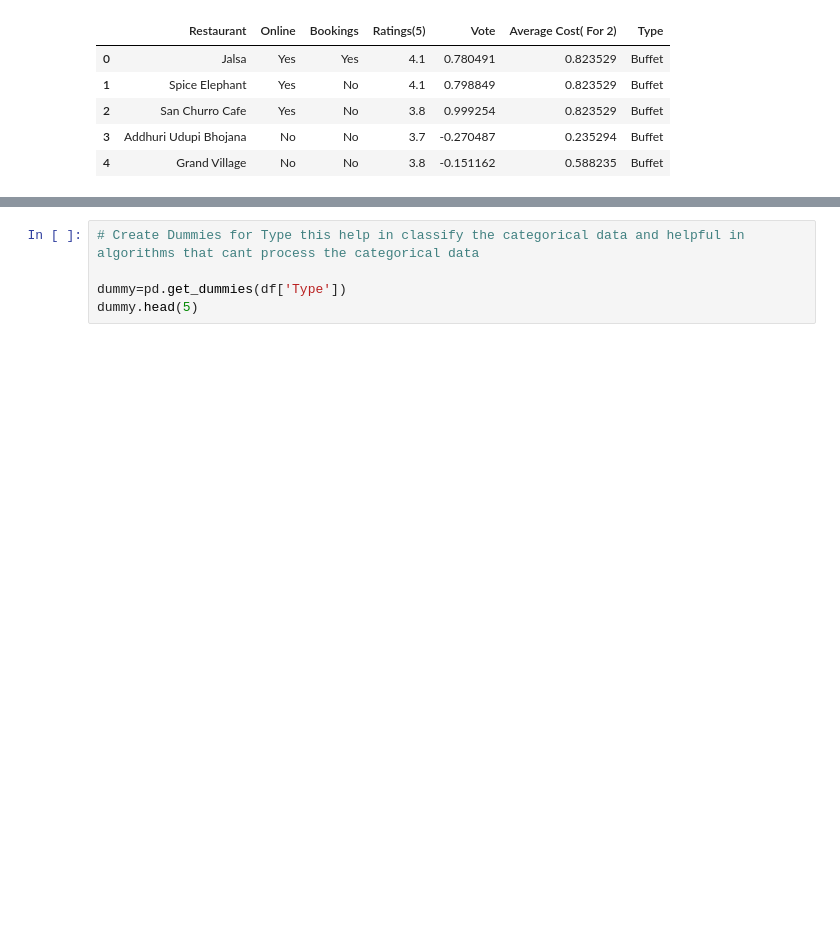
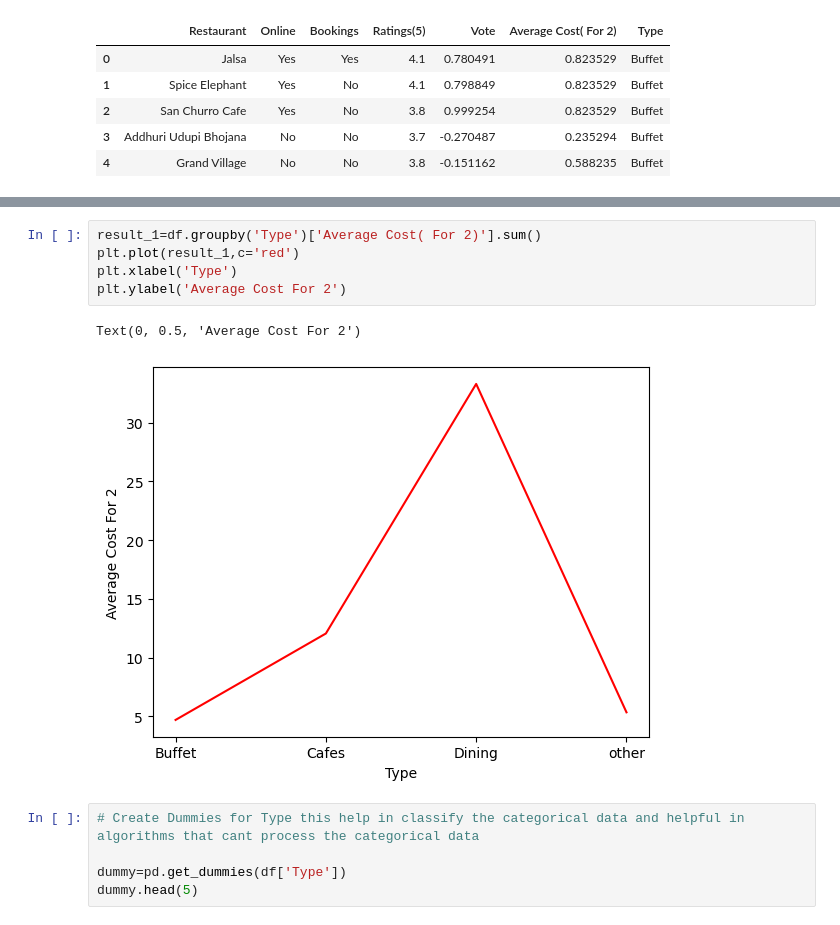
Before and after one commit to mynkchn/Drive-Into-Analysis, a Jupyter notebook: Zomato Data Analysis/zomato_data_analysis.ipynb, the cells around one changed output, grey strips where cells are left out. Drawn from its saved outputs; the diff is of its cells as text; blank space fills up the shorter version.

```diff
--- a/Zomato Data Analysis/zomato_data_analysis.ipynb
+++ b/Zomato Data Analysis/zomato_data_analysis.ipynb
@@ -164,3 +189,11 @@ df.head(5)
+# %%
+result_1=df.groupby('Type')['Average Cost( For 2)'].sum()
+plt.plot(result_1,c='red')
+plt.xlabel('Type')
+plt.ylabel('Average Cost For 2')
+# %% [output]
+Text(0, 0.5, 'Average Cost For 2')
+[figure, added]
 # %%
 # Create Dummies for Type this help in classify the categorical data and helpful in algorithms that cant process the categorical data
 
```
Also changed, not shown: parts of 11 cells of this notebook, 2 other files.
